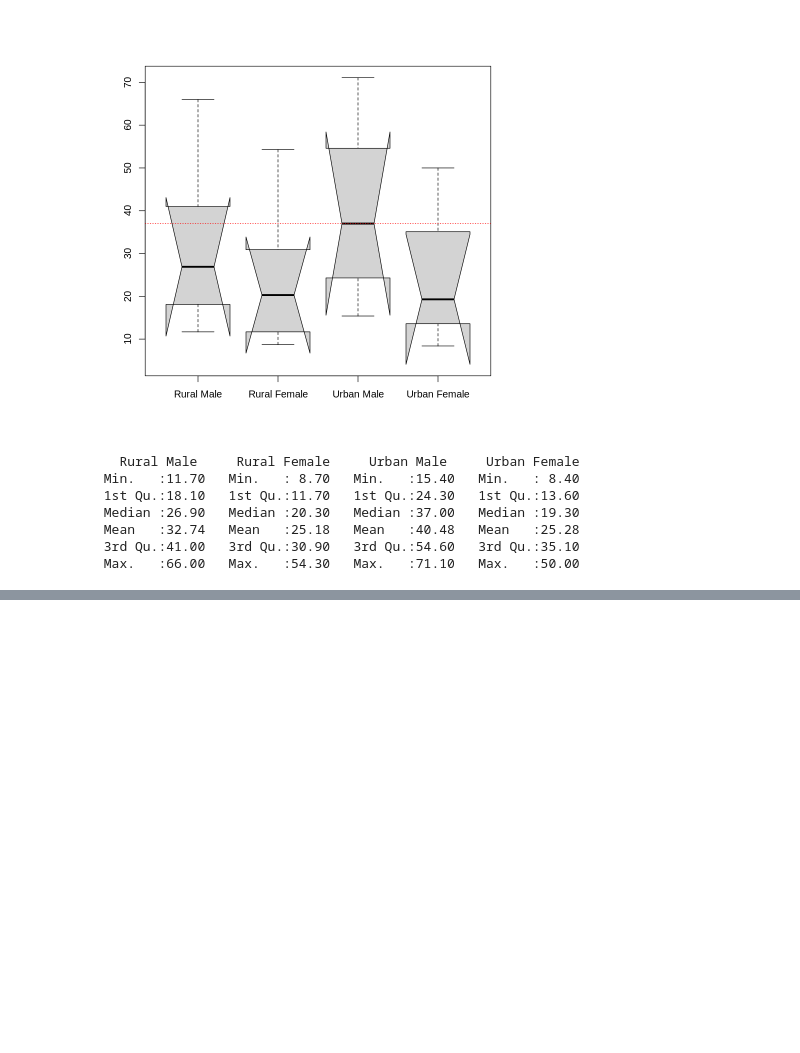
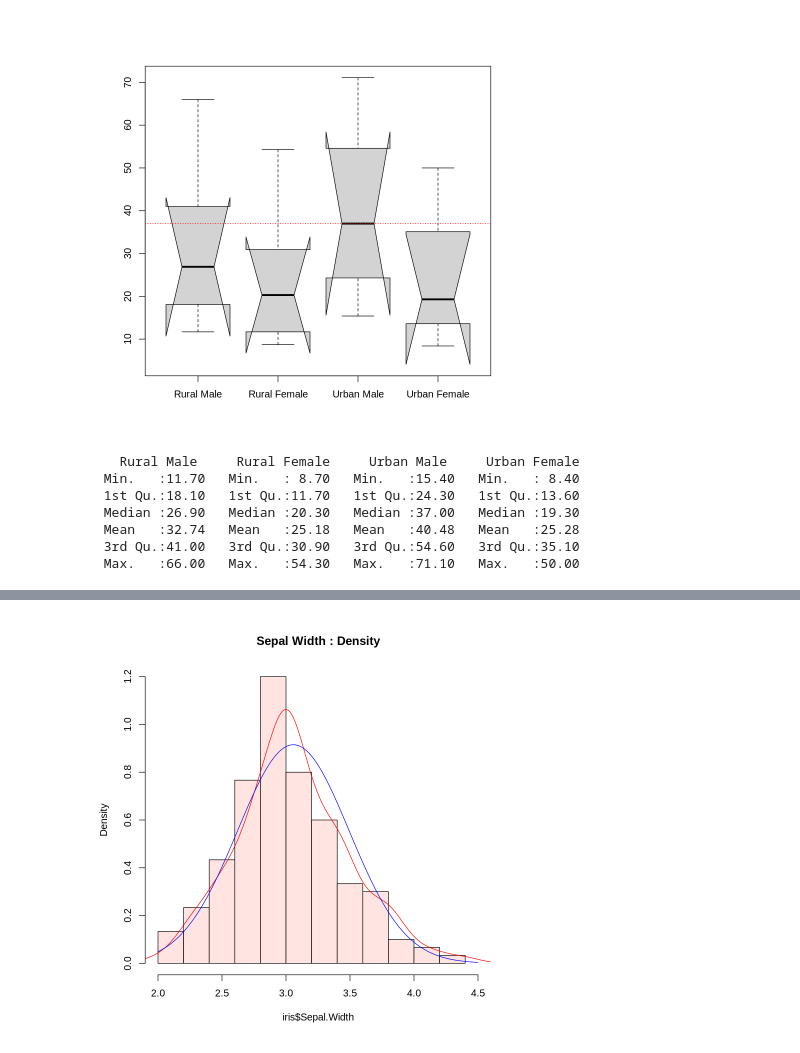
Before and after one commit to gyujin0450/RPRG_PartII, a Jupyter notebook: p148_연속변수시각화.ipynb, the cells around one changed output, grey strips where cells are left out. Saved outputs shown, nothing was run; the diff lists cells and outputs as text; code cells hidden in the pictures; blank space fills up the shorter version.

```diff
--- a/p148_연속변수시각화.ipynb
+++ b/p148_연속변수시각화.ipynb
@@ -39,0 +101,12 @@ summary(VADeaths)
+# %%
+## 정규분포 추정 곡선
+# 계급을 밀도로 표현한 히스토그램 시각화
+par(mfrow = c(1,1))
+hist(iris$Sepal.Width, xlab = "iris$Sepal.Width", col="mistyrose", freq=F,
+     main = "Sepal Width : Density", xlim = c(2.0, 4.5))
+lines(density(iris$Sepal.Width), col = "red")
+# 히스토그램에 정규분포 추정 곡선 추가
+x <- seq(2.0, 4.5, 0.1)
+curve(dnorm(x,mean = mean(iris$Sepal.Width),sd = sd(iris$Sepal.Width)),col="blue", add=T)
+# %% [output]
+[figure, added]
```
Also changed, not shown: parts of 29 cells of this notebook.
